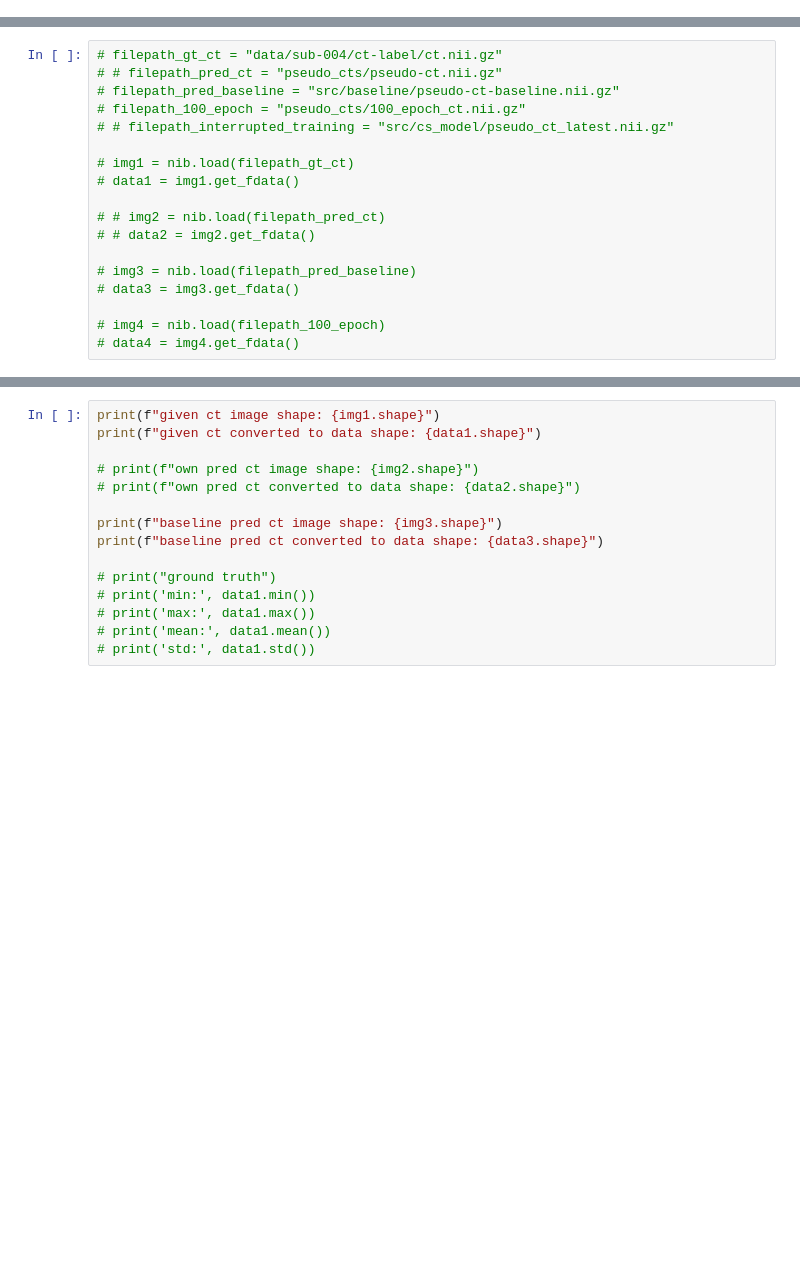
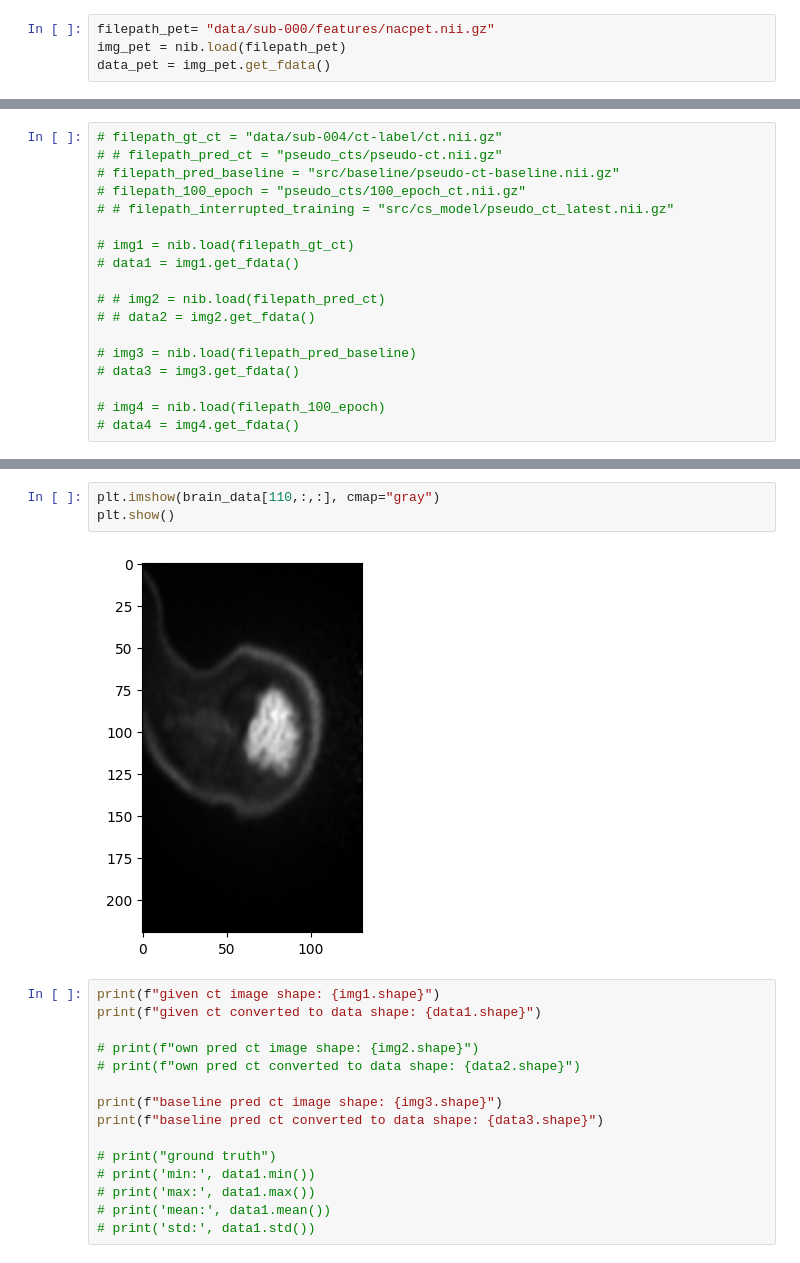
Before and after one commit to charlotteesavage/challenge-codebase, a Jupyter notebook: viewing.ipynb, the cells around one changed output, grey strips where cells are left out. Cells and saved outputs as stored; diff of their text form; blank space fills up the shorter version.

```diff
--- a/viewing.ipynb
+++ b/viewing.ipynb
@@ -16,0 +17,4 @@ data_topo = img_topo.get_fdata()
+# %%
+filepath_pet= "data/sub-000/features/nacpet.nii.gz"
+img_pet = nib.load(filepath_pet)
+data_pet = img_pet.get_fdata()
@@ -43,3 +58,8 @@ plt.show()
+# %%
+plt.imshow(brain_data[110,:,:], cmap="gray")
+plt.show()
+# %% [output]
+[figure, added]
 # %%
 print(f"given ct image shape: {img1.shape}")
 print(f"given ct converted to data shape: {data1.shape}")
```
Also changed, not shown: parts of 9 cells of this notebook, 15 other files.
